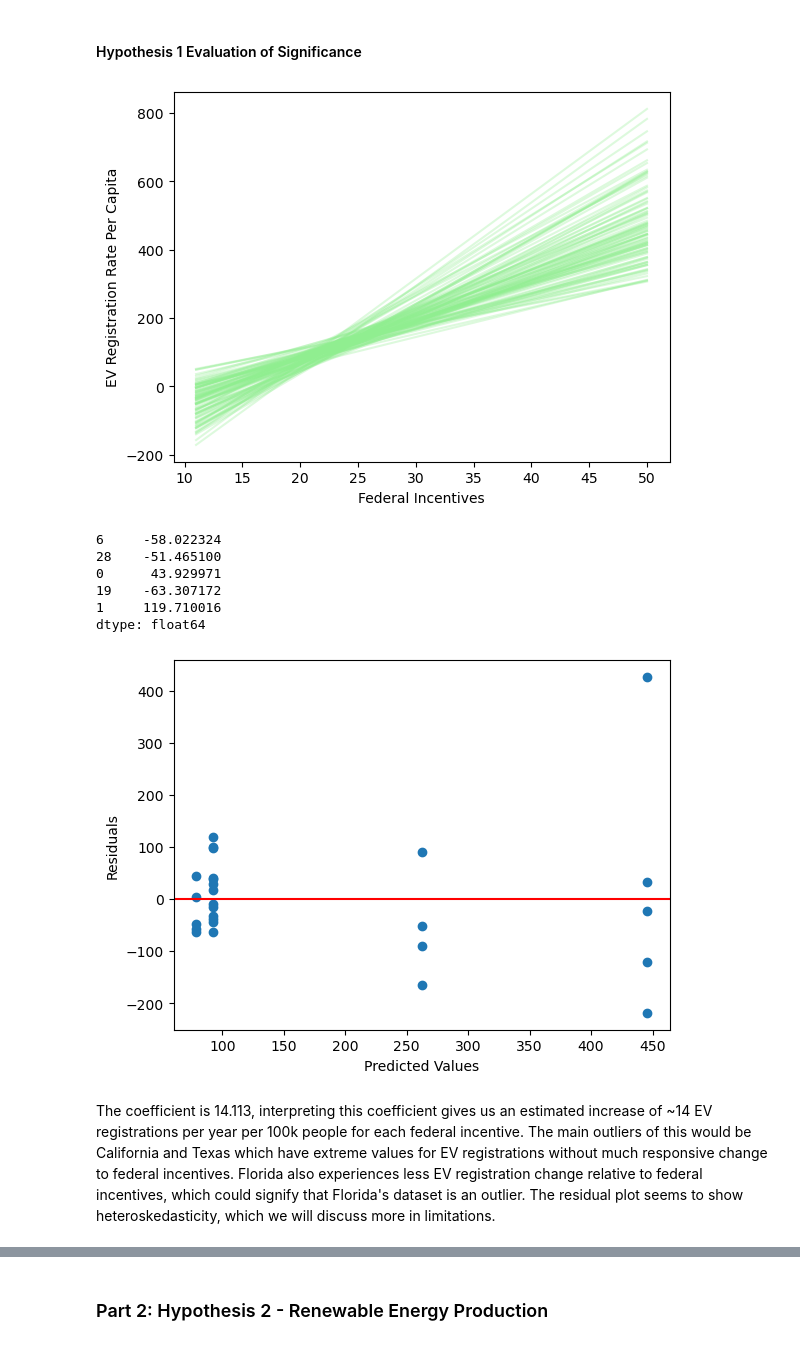
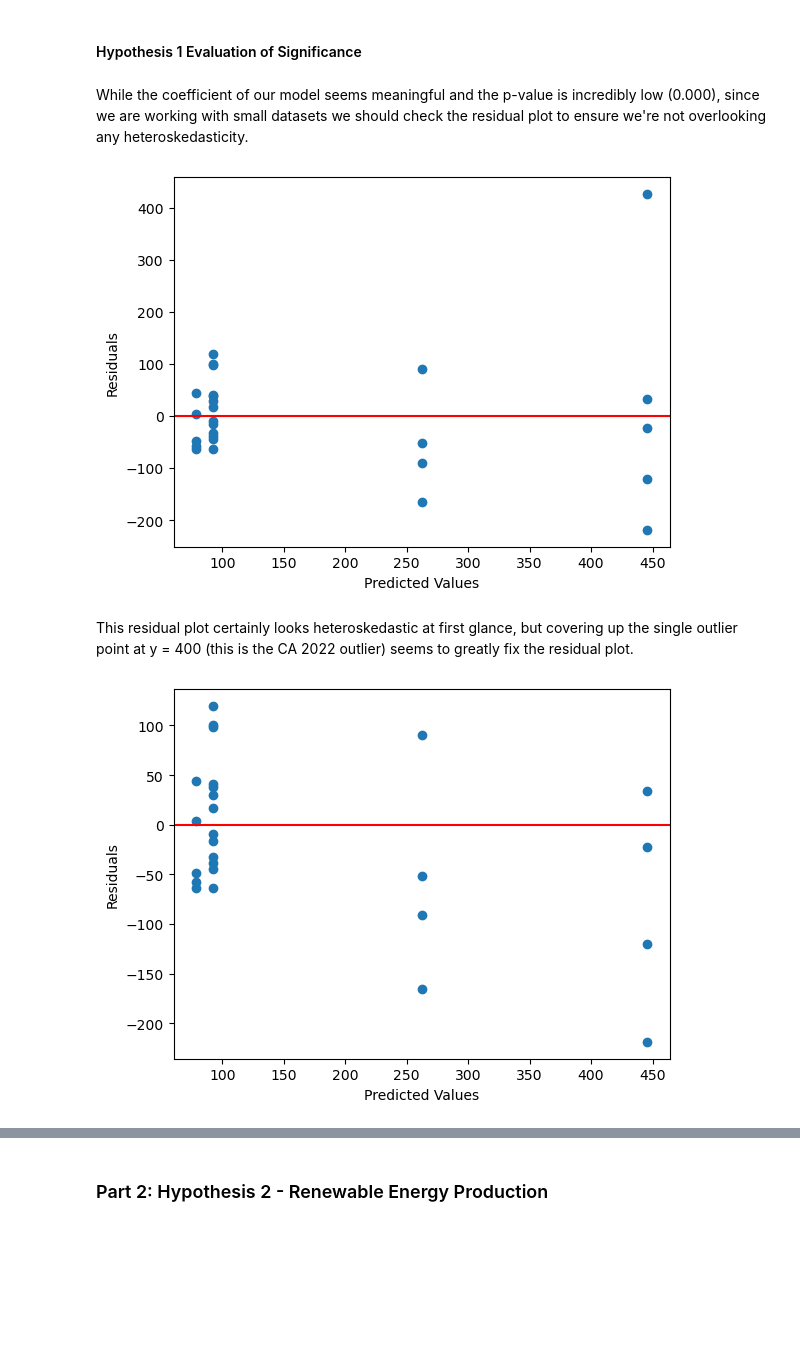
Before and after one commit to kyle-du/ev-research-proj, a Jupyter notebook: INFO2950_Phase 5_Deliverable.ipynb, the cells around one changed output, grey strips where cells are left out. Cells and saved outputs as stored; diff of their text form; code cells hidden in the pictures; blank space fills up the shorter version.

```diff
--- a/INFO2950_Phase 5_Deliverable.ipynb
+++ b/INFO2950_Phase 5_Deliverable.ipynb
@@ -362,35 +409,13 @@ While the coefficient of our model seems meaningful and the p-value is incredibl
 # %% [markdown]
 #### <a name="data-analysis1eos"></a>Hypothesis 1 Evaluation of Significance
-# %%
-bootstrapped_states = list()
-for i in range(100):
-    bootstrapped_sample = data.sample(n=25, replace=True)
-    bootstrapped_states.append(bootstrapped_sample)
-
-domain = np.arange(11, 51).reshape(-1, 1)
-
-for i in range(100):
-    df = bootstrapped_states[i]
-
-    bt_model = LinearRegression().\
-    fit(df[["incentives"]].values, df["new_reg_per_capita"].values)
-    y_pred = bt_model.predict(domain)
-    sns.lineplot(x=domain.\
-                 reshape(-1), y=y_pred, color="lightgreen", alpha=0.3)
-
-# Given code
-plt.xlabel("Federal Incentives")
-plt.ylabel("EV Registration Rate Per Capita")
-plt.show()
-# %% [output]
-[figure, old version]
+# %% [markdown]
+While the coefficient of our model seems meaningful and the p-value is incredibly low (0.000), since we are working with small datasets we should check the residual plot to ensure we're not overlooking any heteroskedasticity.
 # %%
 # Make predictions
 train_pred_ps1 = results.predict(X_train_ps1)
 
 # Residuals
 residuals_ps1 = y_train_ps1 - train_pred_ps1
-display(residuals_ps1.head())
 
 # Residual Plot
 def residual_plot(pred, resid):
@@ -402,12 +427,11 @@ def residual_plot(pred, resid):
 
 residual_plot(train_pred_ps1, residuals_ps1)
 # %% [output]
-6     -58.022324
-28    -51.465100
-0      43.929971
-19    -63.307172
-1     119.710016
-dtype: float64
 [figure]
-# %% [markdown]
-The coefficient is 14.113, interpreting this coefficient gives us an estimated increase of ~14 EV registrations per year per 100k people for each federal incentive. The main outliers of this would be California and Texas which have extreme values for EV registrations without much responsive change to federal incentives. Florida also experiences less EV registration change relative to federal incentives, which could signify that Florida's dataset is an outlier. The residual plot seems to show heteroskedasticity, which we will discuss more in limitations.
+# %% [markdown]
+This residual plot certainly looks heteroskedastic at first glance, but covering up the single outlier point at y = 400 (this is the CA 2022 outlier) seems to greatly fix the residual plot.
+# %%
+#Plotting residual plot without CA 2022 data at index 5
+residual_plot(train_pred_ps1.drop(5), residuals_ps1.drop(5))
+# %% [output]
+[figure, added]
```
Also changed, not shown: parts of 43 cells of this notebook.
